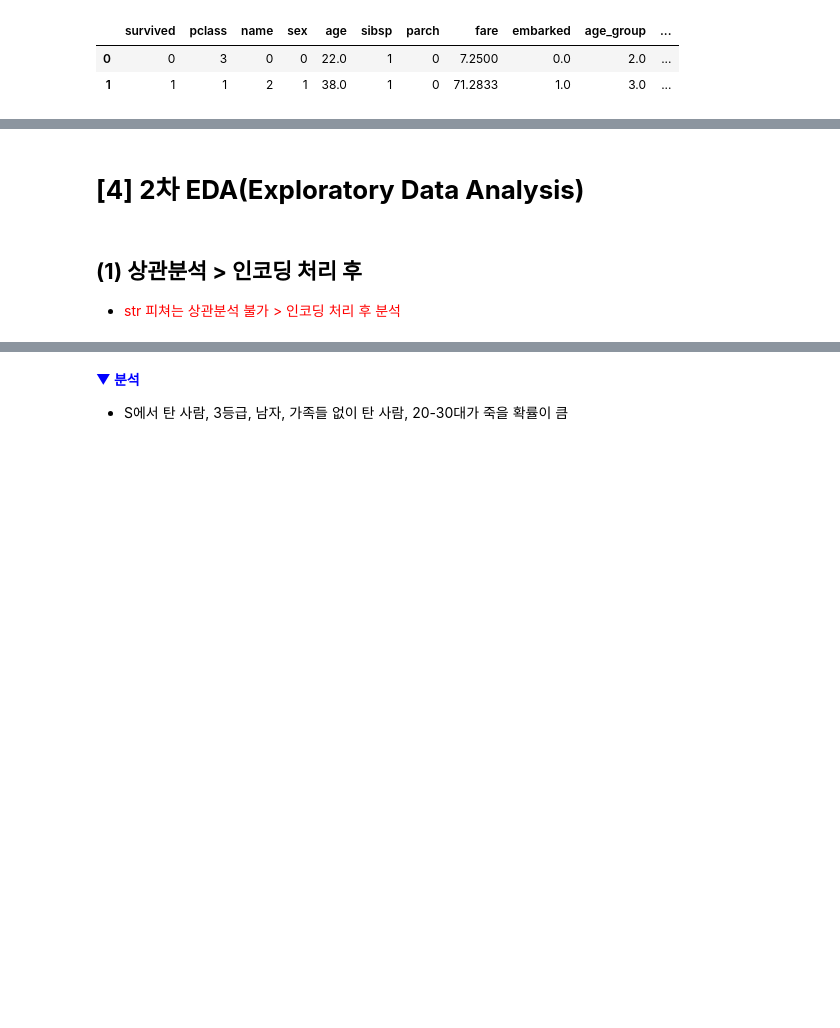
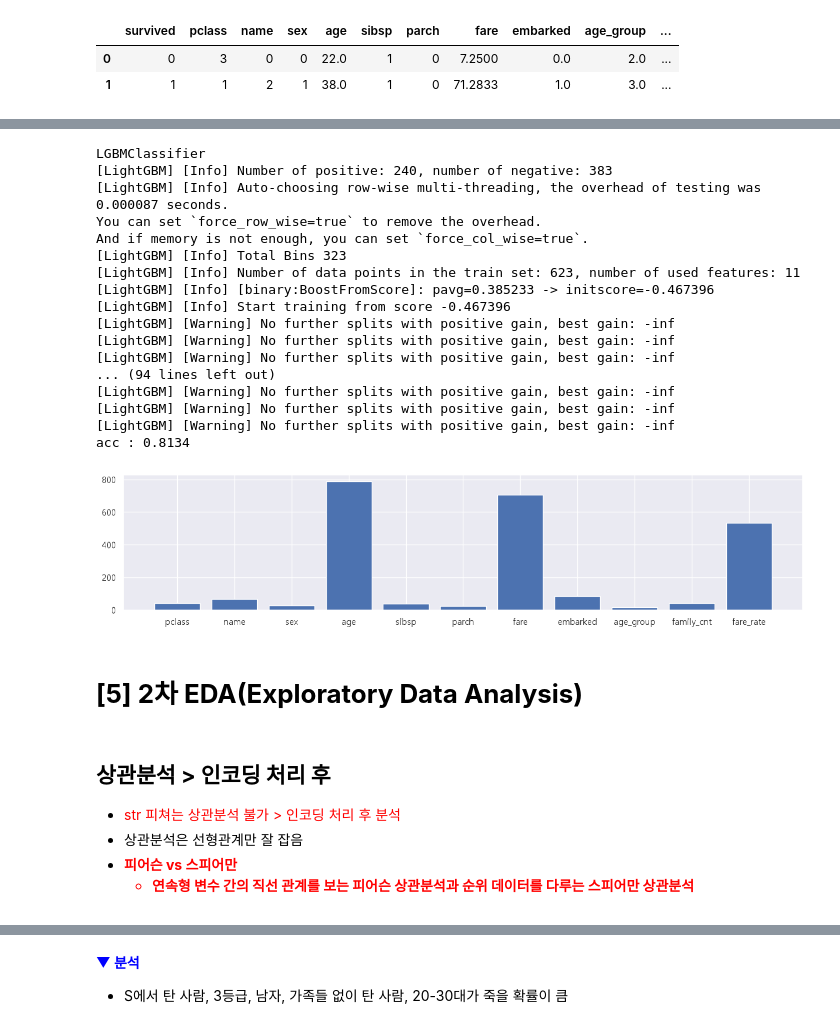
Before and after one commit to jmin0727/My_Workspace, a Jupyter notebook: 03_lec_ml/lec12_분류실습_Titanic.ipynb, the cells around one changed output, grey strips where cells are left out. Drawn from its saved outputs; the diff is of its cells as text; code cells hidden in the pictures; blank space fills up the shorter version.

```diff
--- a/03_lec_ml/lec12_분류실습_Titanic.ipynb
+++ b/03_lec_ml/lec12_분류실습_Titanic.ipynb
@@ -607,5 +714,41 @@ train.head(2)
+# %%
+from lightgbm import LGBMRegressor, LGBMClassifier
+lgb = LGBMClassifier()
+
+model = myscore222(train, lgb)
+imp = model.feature_importances_
+# print(imp)
+# print(X_train7.columns)
+
+plt.figure(figsize=(15,3))
+
+plt.bar(test.columns, imp, label="블루")
+plt.tight_layout
+plt.show()
+# %% [output]
+LGBMClassifier
+[LightGBM] [Info] Number of positive: 240, number of negative: 383
+[LightGBM] [Info] Auto-choosing row-wise multi-threading, the overhead of testing was 0.000087 seconds.
+You can set `force_row_wise=true` to remove the overhead.
+And if memory is not enough, you can set `force_col_wise=true`.
+[LightGBM] [Info] Total Bins 323
+[LightGBM] [Info] Number of data points in the train set: 623, number of used features: 11
+[LightGBM] [Info] [binary:BoostFromScore]: pavg=0.385233 -> initscore=-0.467396
+[LightGBM] [Info] Start training from score -0.467396
+[LightGBM] [Warning] No further splits with positive gain, best gain: -inf
+[LightGBM] [Warning] No further splits with positive gain, best gain: -inf
+[LightGBM] [Warning] No further splits with positive gain, best gain: -inf
+... (94 lines left out)
+[LightGBM] [Warning] No further splits with positive gain, best gain: -inf
+[LightGBM] [Warning] No further splits with positive gain, best gain: -inf
+[LightGBM] [Warning] No further splits with positive gain, best gain: -inf
+acc : 0.8134
+[figure, added]
 # %% [markdown]
-# **[4] 2차 EDA(Exploratory Data Analysis)**
+# **[5] 2차 EDA(Exploratory Data Analysis)**
 # %% [markdown]
-## **(1) 상관분석 > 인코딩 처리 후**
+## **상관분석 > 인코딩 처리 후**
 * <font color=red> str 피쳐는 상관분석 불가 > 인코딩 처리 후 분석
+* 상관분석은 선형관계만 잘 잡음
+* <font color=red><b>피어슨 vs 스피어만
+    * 연속형 변수 간의 직선 관계를 보는 피어슨 상관분석과 순위 데이터를 다루는 스피어만 상관분석
```
Also changed, not shown: parts of 148 cells of this notebook.
